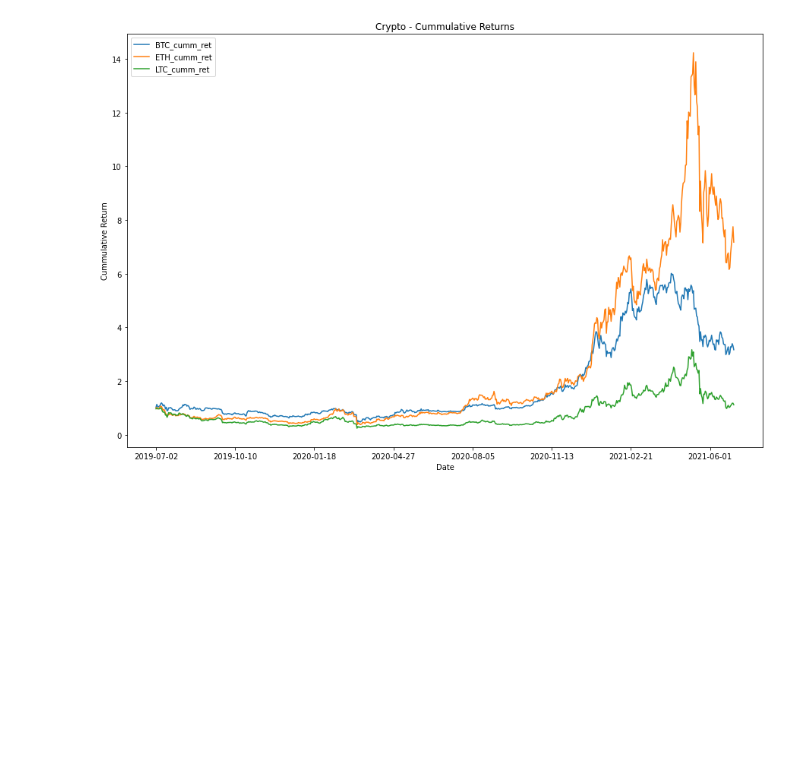
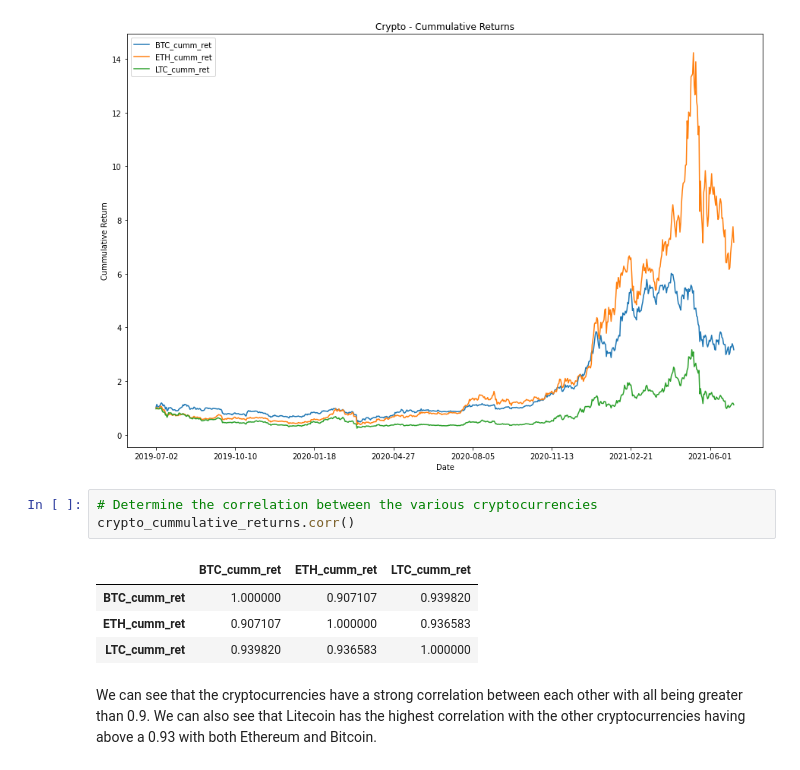
Before and after one commit to jpweldon/Cryptocurrency_Stock_Correlation, a Jupyter notebook: Data_Analysis/data_analysis.ipynb, the cells around one changed output. Saved outputs shown, nothing was run; the diff lists cells and outputs as text; blank space fills up the shorter version.

Commit message:
Add Further Cryptocurrency Analysis

```diff
--- a/Data_Analysis/data_analysis.ipynb
+++ b/Data_Analysis/data_analysis.ipynb
@@ -277,3 +277,13 @@ crypto_cummulative_returns.plot(
 # %% [output]
 <AxesSubplot:title={'center':'Crypto - Cummulative Returns'}, xlabel='Date', ylabel='Cummulative Return'>
 [figure]
+# %%
+# Determine the correlation between the various cryptocurrencies
+crypto_cummulative_returns.corr()
+# %% [output]
+|  | BTC_cumm_ret | ETH_cumm_ret | LTC_cumm_ret |
+| BTC_cumm_ret | 1.000000 | 0.907107 | 0.939820 |
+| ETH_cumm_ret | 0.907107 | 1.000000 | 0.936583 |
+| LTC_cumm_ret | 0.939820 | 0.936583 | 1.000000 |
+# %% [markdown]
+We can see that the cryptocurrencies have a strong correlation between each other with all being greater than 0.9. We can also see that Litecoin has the highest correlation with the other cryptocurrencies having above a 0.93 with both Ethereum and Bitcoin.
```
Also changed, not shown: 1 other file.
